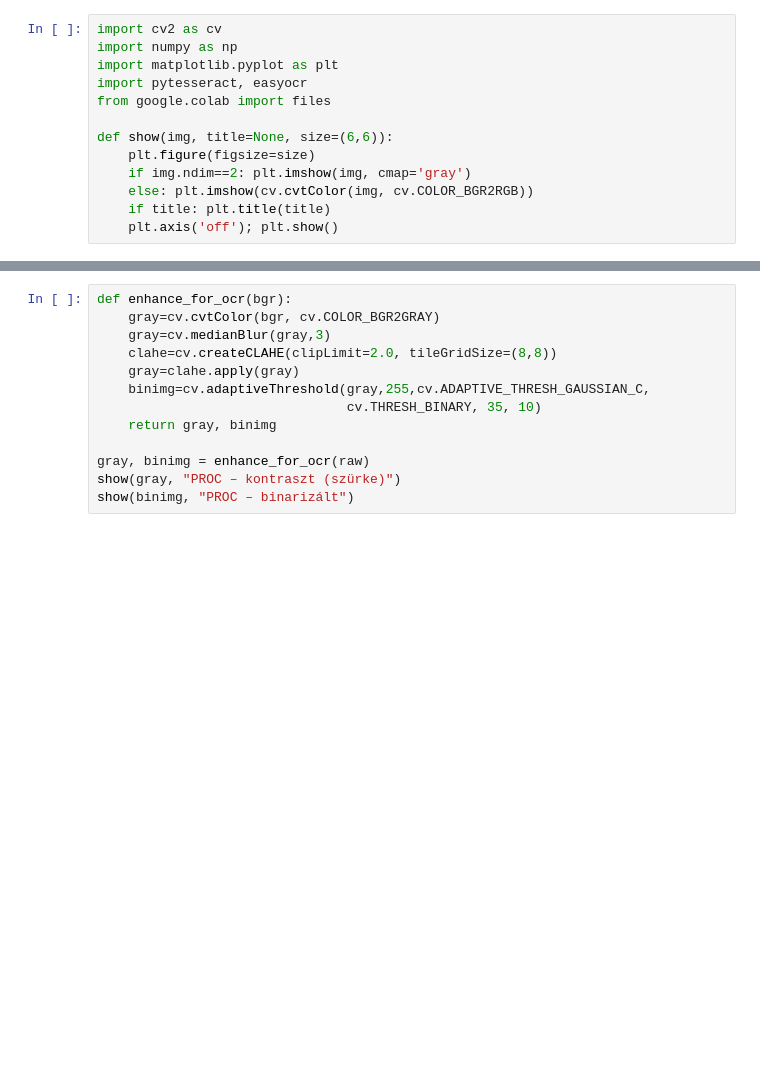
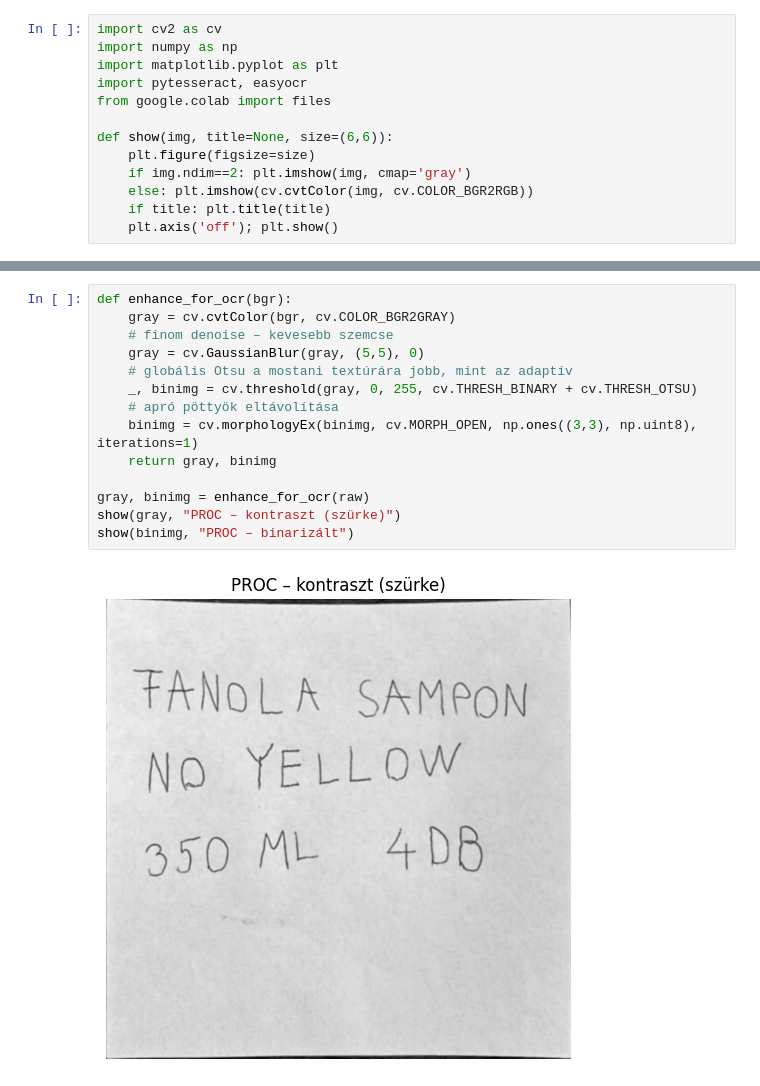
Before and after one commit to Raiden900/kepfeldolgozas-beadando-2025, a Jupyter notebook: Kepfeldolgozas_beadando.ipynb, the cells around one changed output, grey strips where cells are left out. Cells and saved outputs as stored; diff of their text form; blank space fills up the shorter version.

```diff
--- a/Kepfeldolgozas_beadando.ipynb
+++ b/Kepfeldolgozas_beadando.ipynb
@@ -60,13 +68,16 @@ show(raw, "RAW (kivágva + kiegyenesítve)")
 # %%
 def enhance_for_ocr(bgr):
-    gray=cv.cvtColor(bgr, cv.COLOR_BGR2GRAY)
-    gray=cv.medianBlur(gray,3)
-    clahe=cv.createCLAHE(clipLimit=2.0, tileGridSize=(8,8))
-    gray=clahe.apply(gray)
-    binimg=cv.adaptiveThreshold(gray,255,cv.ADAPTIVE_THRESH_GAUSSIAN_C,
-                                cv.THRESH_BINARY, 35, 10)
+    gray = cv.cvtColor(bgr, cv.COLOR_BGR2GRAY)
+    # finom denoise – kevesebb szemcse
+    gray = cv.GaussianBlur(gray, (5,5), 0)
+    # globális Otsu a mostani textúrára jobb, mint az adaptív
+    _, binimg = cv.threshold(gray, 0, 255, cv.THRESH_BINARY + cv.THRESH_OTSU)
+    # apró pöttyök eltávolítása
+    binimg = cv.morphologyEx(binimg, cv.MORPH_OPEN, np.ones((3,3), np.uint8), iterations=1)
     return gray, binimg
 
 gray, binimg = enhance_for_ocr(raw)
 show(gray, "PROC – kontraszt (szürke)")
 show(binimg, "PROC – binarizált")
+# %% [output]
+[figure, added]
```
Also changed, not shown: parts of 7 cells of this notebook.
